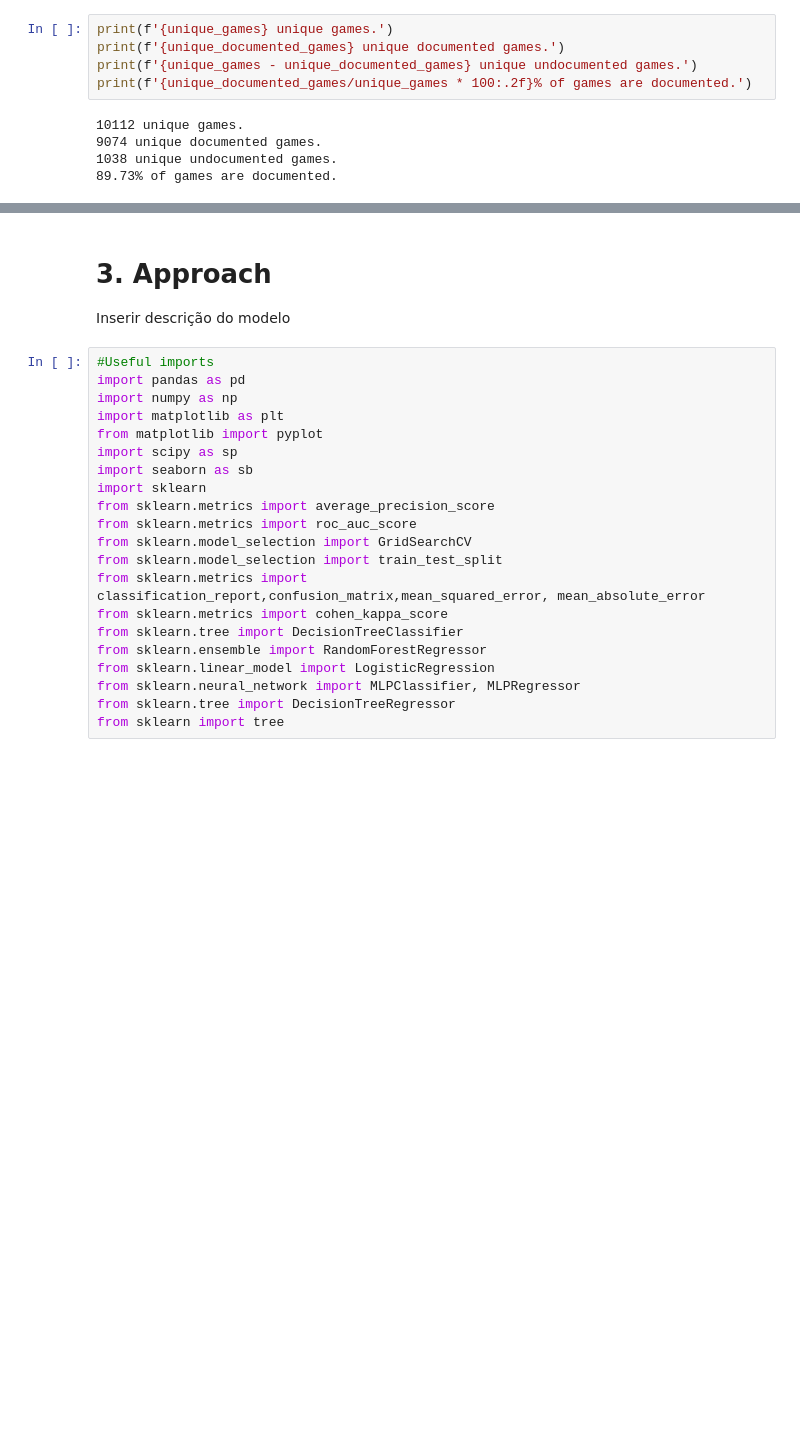
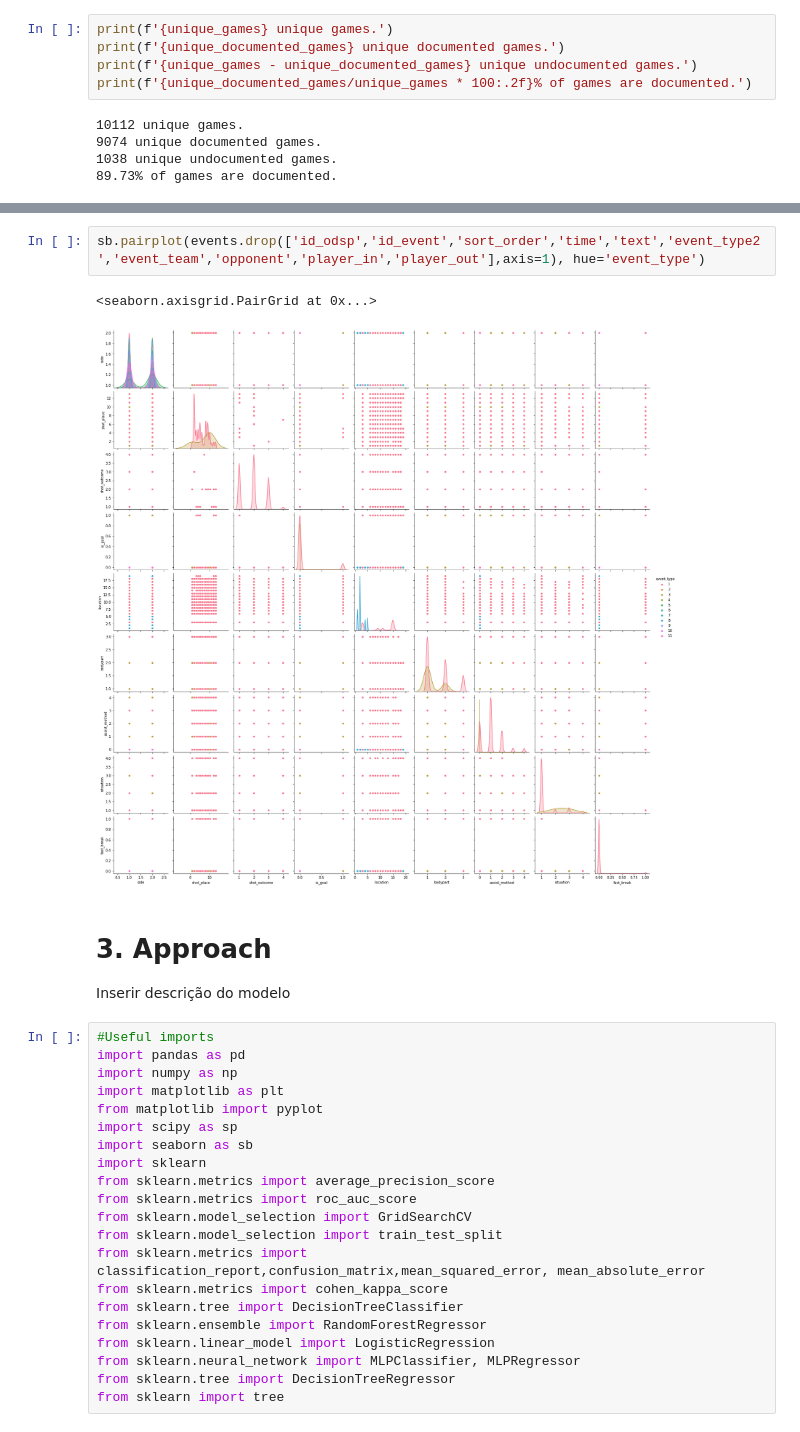
Before and after one commit to pdsam/IART, a Jupyter notebook: Proj2/NoteBookfinal.ipynb, the cells around one changed output, grey strips where cells are left out. Drawn from its saved outputs; the diff is of its cells as text; blank space fills up the shorter version.

```diff
--- a/Proj2/NoteBookfinal.ipynb
+++ b/Proj2/NoteBookfinal.ipynb
@@ -111,3 +122,8 @@ print(f'{unique_documented_games/unique_games * 100:.2f}% of games are documente
+# %%
+sb.pairplot(events.drop(['id_odsp','id_event','sort_order','time','text','event_type2','event_team','opponent','player_in','player_out'],axis=1), hue='event_type')
+# %% [output]
+<seaborn.axisgrid.PairGrid at 0x...>
+[figure, added]
 # %% [markdown]
 # 3. Approach
 Inserir descrição do modelo
```
Also changed, not shown: parts of 3 cells of this notebook.
